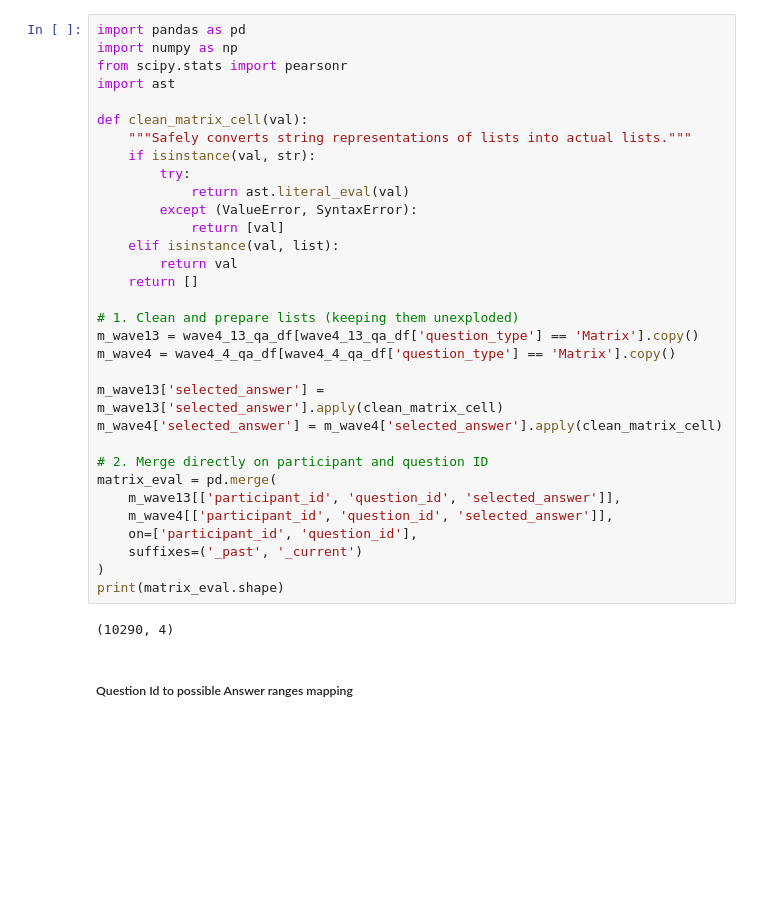
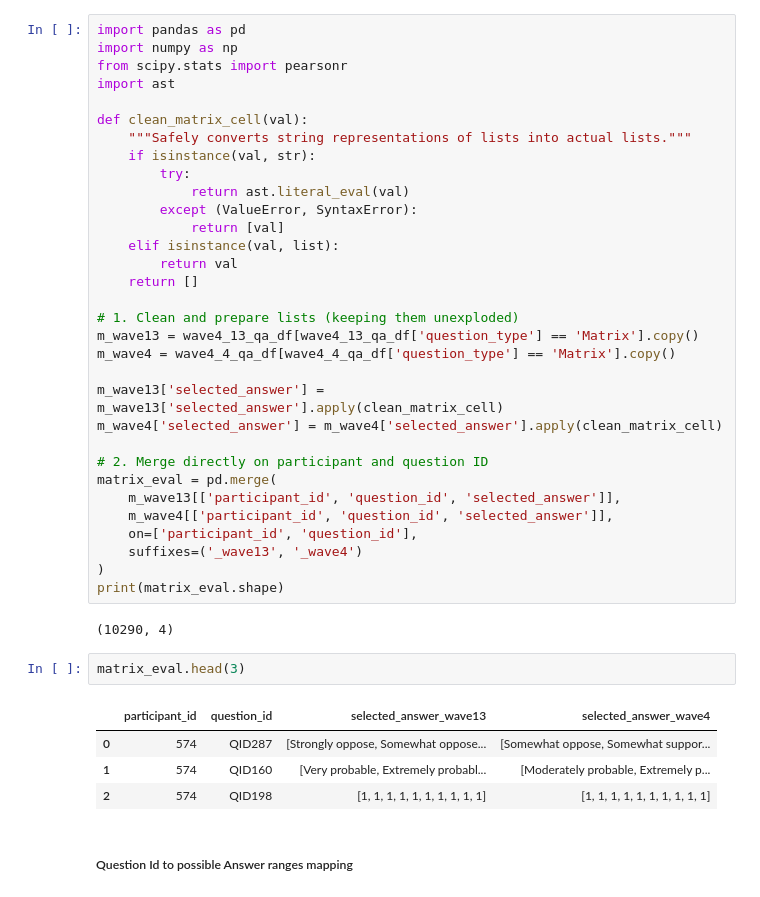
Before and after one commit to rahcode7/LBM-DigitalTwin, a Jupyter notebook: src/EDA.ipynb, the cells around one changed output. Saved outputs shown, nothing was run; the diff lists cells and outputs as text; blank space fills up the shorter version.

```diff
--- a/src/EDA.ipynb
+++ b/src/EDA.ipynb
@@ -537,11 +537,18 @@ matrix_eval = pd.merge(
     m_wave13[['participant_id', 'question_id', 'selected_answer']],
     m_wave4[['participant_id', 'question_id', 'selected_answer']],
     on=['participant_id', 'question_id'],
-    suffixes=('_past', '_current')
+    suffixes=('_wave13', '_wave4')
 )
 print(matrix_eval.shape)
 # %% [output]
 (10290, 4)
+# %%
+matrix_eval.head(3)
+# %% [output]
+|  | participant_id | question_id | selected_answer_wave13 | selected_answer_wave4 |
+| 0 | 574 | QID287 | [Strongly oppose, Somewhat oppose... | [Somewhat oppose, Somewhat suppor... |
+| 1 | 574 | QID160 | [Very probable, Extremely probabl... | [Moderately probable, Extremely p... |
+| 2 | 574 | QID198 | [1, 1, 1, 1, 1, 1, 1, 1, 1, 1] | [1, 1, 1, 1, 1, 1, 1, 1, 1, 1] |
 # %% [markdown]
 ##### Question Id to possible Answer ranges mapping
 # %%
```
Also changed, not shown: parts of 1 cell of this notebook.
